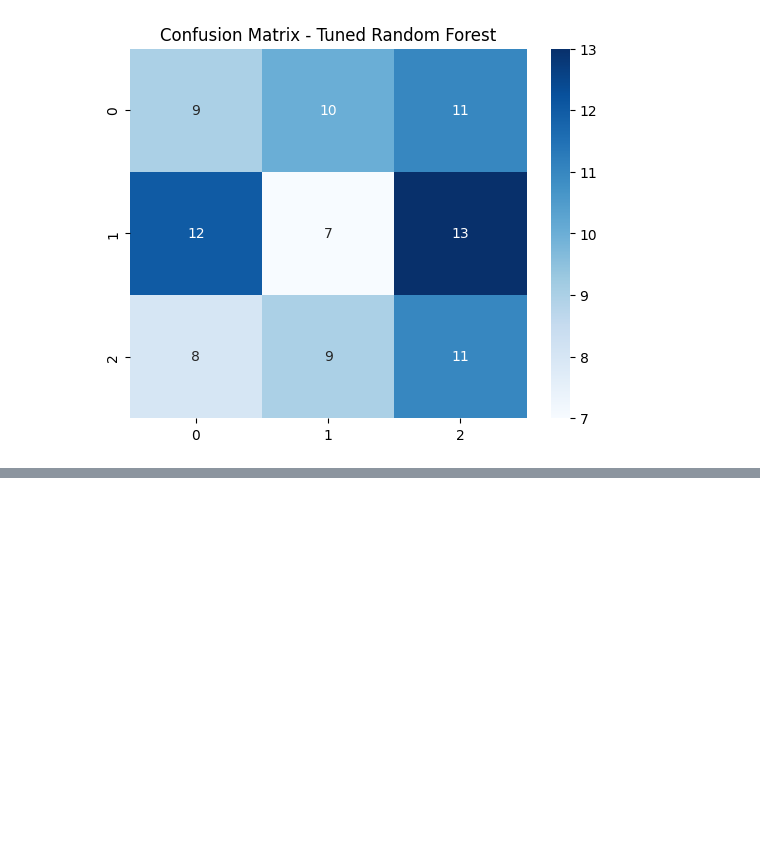
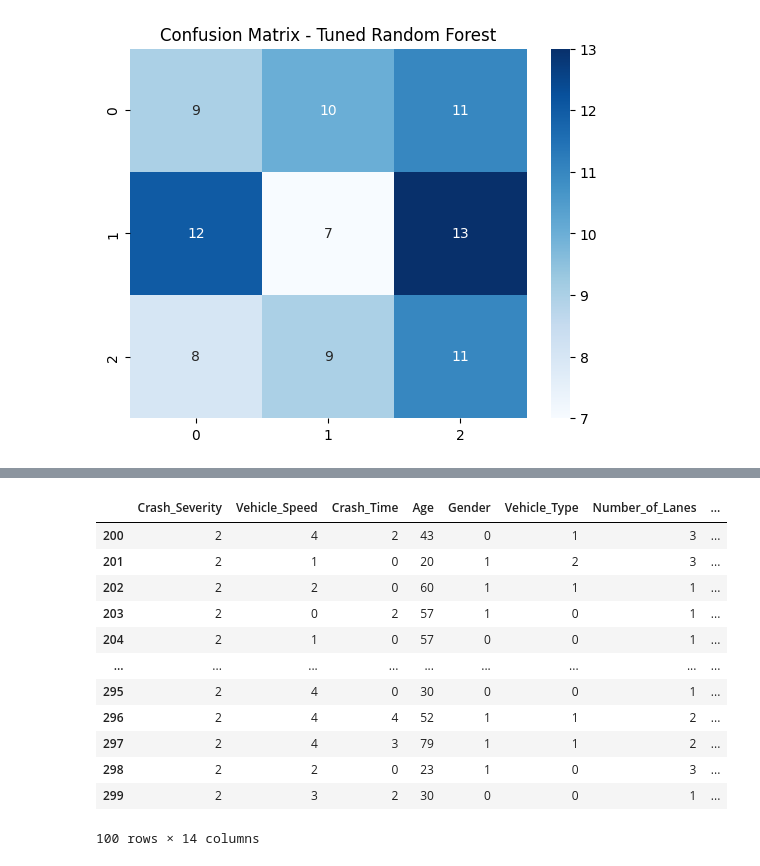
Before and after one commit to T-SarvesH/DataQuest-ML, a Jupyter notebook: index.ipynb, the cells around one changed output, grey strips where cells are left out. Cells and saved outputs as stored; diff of their text form; code cells hidden in the pictures; blank space fills up the shorter version.

```diff
--- a/index.ipynb
+++ b/index.ipynb
@@ -439,0 +459,16 @@ weighted avg       0.30      0.30      0.30        90
+# %%
+alcohol_data
+# %% [output]
+|  | Crash_Severity | Vehicle_Speed | Crash_Time | Age | Gender | Vehicle_Type | Number_of_Lanes | ... |
+| 200 | 2 | 4 | 2 | 43 | 0 | 1 | 3 | ... |
+| 201 | 2 | 1 | 0 | 20 | 1 | 2 | 3 | ... |
+| 202 | 2 | 2 | 0 | 60 | 1 | 1 | 1 | ... |
+| 203 | 2 | 0 | 2 | 57 | 1 | 0 | 1 | ... |
+| 204 | 2 | 1 | 0 | 57 | 0 | 0 | 1 | ... |
+| ... | ... | ... | ... | ... | ... | ... | ... | ... |
+| 295 | 2 | 4 | 0 | 30 | 0 | 0 | 1 | ... |
+| 296 | 2 | 4 | 4 | 52 | 1 | 1 | 2 | ... |
+| 297 | 2 | 4 | 3 | 79 | 1 | 1 | 2 | ... |
+| 298 | 2 | 2 | 0 | 23 | 1 | 0 | 3 | ... |
+| 299 | 2 | 3 | 2 | 30 | 0 | 0 | 1 | ... |
+100 rows × 14 columns
```
Also changed, not shown: parts of 16 cells of this notebook, 1 other file.
